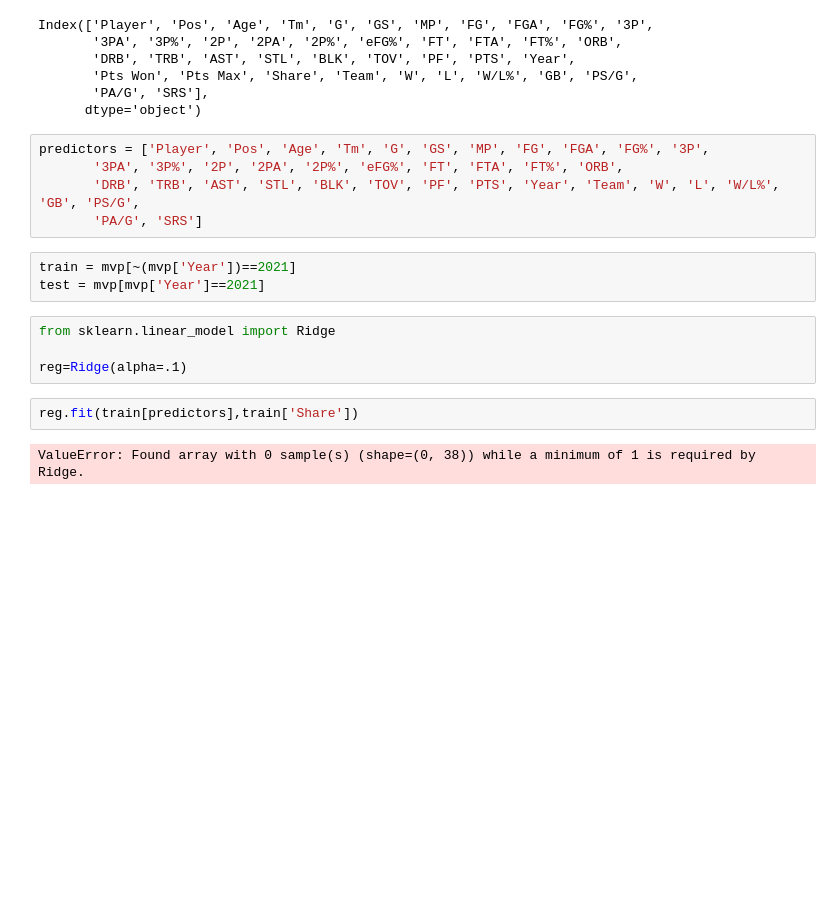
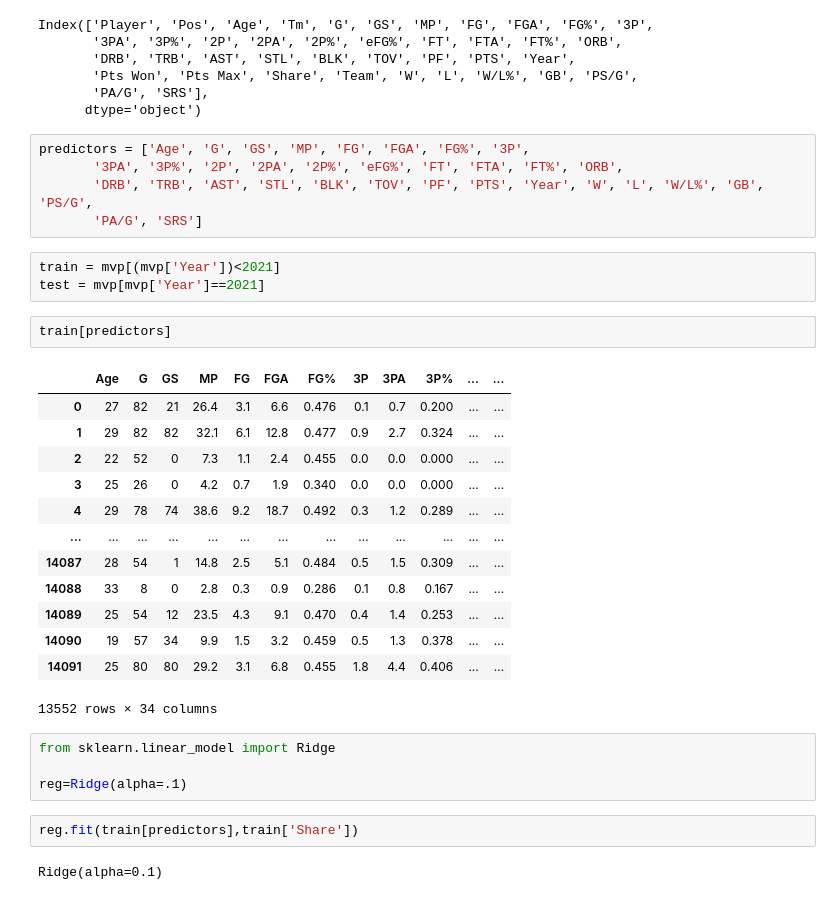
Before and after one commit to mugilan6379/Predict-NBA-MVP, a Jupyter notebook: predict_mvp.ipynb, the cells around one changed output. Cells and saved outputs as stored; diff of their text form; blank space fills up the shorter version.

Commit message:
ridge regression

```diff
--- a/predict_mvp.ipynb
+++ b/predict_mvp.ipynb
@@ -61,13 +61,29 @@ Index(['Player', 'Pos', 'Age', 'Tm', 'G', 'GS', 'MP', 'FG', 'FGA', 'FG%', '3P',
        'PA/G', 'SRS'],
       dtype='object')
 # %%
-predictors = ['Player', 'Pos', 'Age', 'Tm', 'G', 'GS', 'MP', 'FG', 'FGA', 'FG%', '3P',
+predictors = ['Age', 'G', 'GS', 'MP', 'FG', 'FGA', 'FG%', '3P',
        '3PA', '3P%', '2P', '2PA', '2P%', 'eFG%', 'FT', 'FTA', 'FT%', 'ORB',
-       'DRB', 'TRB', 'AST', 'STL', 'BLK', 'TOV', 'PF', 'PTS', 'Year', 'Team', 'W', 'L', 'W/L%', 'GB', 'PS/G',
+       'DRB', 'TRB', 'AST', 'STL', 'BLK', 'TOV', 'PF', 'PTS', 'Year', 'W', 'L', 'W/L%', 'GB', 'PS/G',
        'PA/G', 'SRS']
 # %%
-train = mvp[~(mvp['Year'])==2021]
+train = mvp[(mvp['Year'])<2021]
 test = mvp[mvp['Year']==2021]
+# %%
+train[predictors]
+# %% [output]
+|  | Age | G | GS | MP | FG | FGA | FG% | 3P | 3PA | 3P% | ... | ... |
+| 0 | 27 | 82 | 21 | 26.4 | 3.1 | 6.6 | 0.476 | 0.1 | 0.7 | 0.200 | ... | ... |
+| 1 | 29 | 82 | 82 | 32.1 | 6.1 | 12.8 | 0.477 | 0.9 | 2.7 | 0.324 | ... | ... |
+| 2 | 22 | 52 | 0 | 7.3 | 1.1 | 2.4 | 0.455 | 0.0 | 0.0 | 0.000 | ... | ... |
+| 3 | 25 | 26 | 0 | 4.2 | 0.7 | 1.9 | 0.340 | 0.0 | 0.0 | 0.000 | ... | ... |
+| 4 | 29 | 78 | 74 | 38.6 | 9.2 | 18.7 | 0.492 | 0.3 | 1.2 | 0.289 | ... | ... |
+| ... | ... | ... | ... | ... | ... | ... | ... | ... | ... | ... | ... | ... |
+| 14087 | 28 | 54 | 1 | 14.8 | 2.5 | 5.1 | 0.484 | 0.5 | 1.5 | 0.309 | ... | ... |
+| 14088 | 33 | 8 | 0 | 2.8 | 0.3 | 0.9 | 0.286 | 0.1 | 0.8 | 0.167 | ... | ... |
+| 14089 | 25 | 54 | 12 | 23.5 | 4.3 | 9.1 | 0.470 | 0.4 | 1.4 | 0.253 | ... | ... |
+| 14090 | 19 | 57 | 34 | 9.9 | 1.5 | 3.2 | 0.459 | 0.5 | 1.3 | 0.378 | ... | ... |
+| 14091 | 25 | 80 | 80 | 29.2 | 3.1 | 6.8 | 0.455 | 1.8 | 4.4 | 0.406 | ... | ... |
+13552 rows × 34 columns
 # %%
 from sklearn.linear_model import Ridge
 
@@ -75,4 +91,4 @@ reg=Ridge(alpha=.1)
 # %%
 reg.fit(train[predictors],train['Share'])
 # %% [output]
-ValueError: Found array with 0 sample(s) (shape=(0, 38)) while a minimum of 1 is required by Ridge.
+Ridge(alpha=0.1)
```
Also changed, not shown: parts of 3 cells of this notebook.
